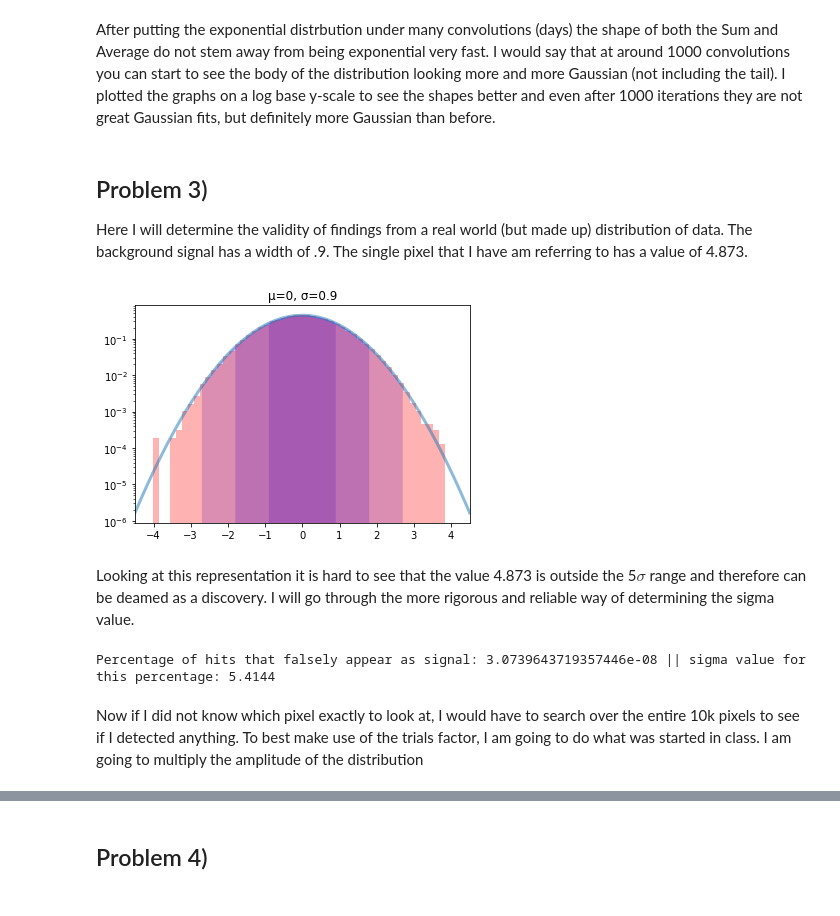
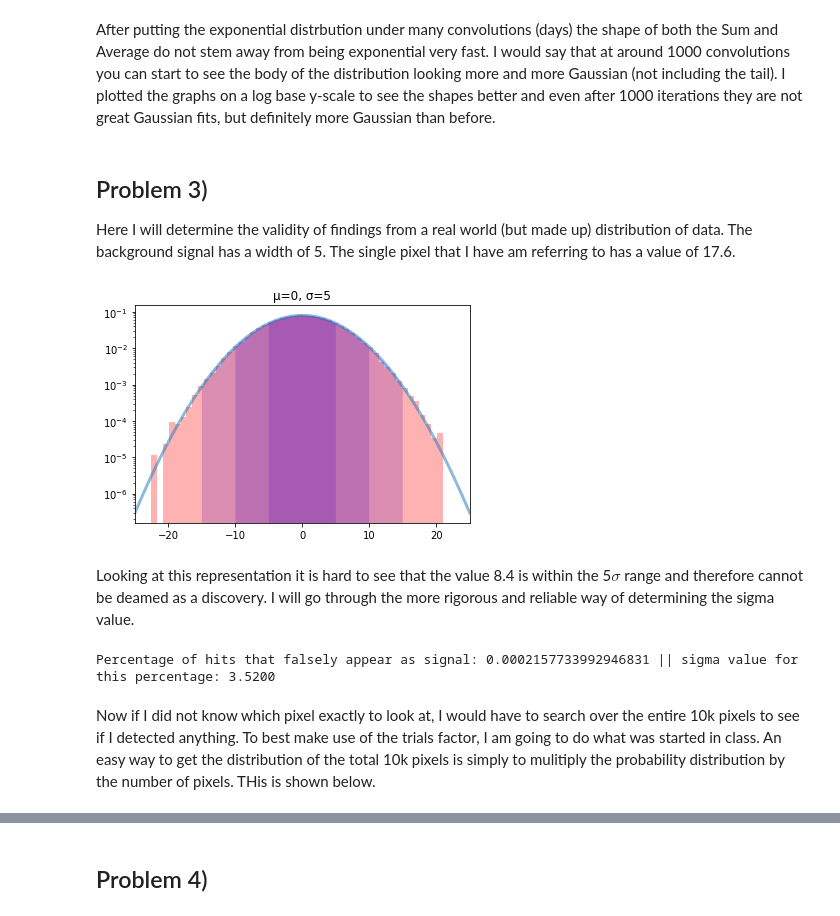
Before and after one commit to maverickmillican/Phys_434_Millican, a Jupyter notebook: Lab2_Millican.ipynb, the cells around one changed output, grey strips where cells are left out. Cells and saved outputs as stored; diff of their text form; code cells hidden in the pictures.

Commit message:
Done through Problem 4. After Meeting with Miguel

```diff
--- a/Lab2_Millican.ipynb
+++ b/Lab2_Millican.ipynb
@@ -300,34 +300,34 @@ ax3.set_title('1000 days Exponential Sum'); ax3.legend(); ax3.set_yscale('log')
 After putting the exponential distrbution under many convolutions (days) the shape of both the Sum and Average do not stem away from being exponential very fast. I would say that at around 1000 convolutions you can start to see the body of the distribution looking more and more Gaussian (not including the tail). I plotted the graphs on a log base y-scale to see the shapes better and even after 1000 iterations they are not great Gaussian fits, but definitely more Gaussian than before.
 # %% [markdown]
 ## Problem 3)
-Here I will determine the validity of findings from a real world (but made up) distribution of data. The background signal has a width of .9. The single pixel that I have am referring to has a value of 4.873.
+Here I will determine the validity of findings from a real world (but made up) distribution of data. The background signal has a width of 5. The single pixel that I have am referring to has a value of 17.6.
 # %%
-mu = 0; sigma = .9
+mu = 0; sigma = 5
 d = stats.norm.rvs(loc = mu, scale = sigma, size = 100000)
 fig, ax = plt.subplots(1, 1)
 ax.set_title(f'\u03BC={mu}, \u03C3={sigma}')
 ax.hist(d,50, density=True, color = 'r', alpha = .3)
 ax.tick_params(labelsize = 10)
 ax.set_xlim([mu-5*sigma,mu+5*sigma])
 x = np.linspace(mu-5*sigma,mu+5*sigma,1000)
 ax.plot(x,stats.norm.pdf(x,loc = mu, scale = sigma),linewidth = 3,alpha = 0.5)
 int_base3 = np.linspace(mu-3*sigma,mu+3*sigma,1000)
 int_base2 = np.linspace(mu-2*sigma,mu+2*sigma,1000)
 int_base1 = np.linspace(mu-1*sigma,mu+1*sigma,1000)
 ax.fill_between(int_base1, stats.norm.pdf(int_base1,loc = mu, scale = sigma), color = 'b', linewidth = 0, alpha = .2)
 ax.fill_between(int_base2, stats.norm.pdf(int_base2,loc = mu, scale = sigma), color = 'b', linewidth = 0, alpha = .2)
 ax.fill_between(int_base3, stats.norm.pdf(int_base3,loc = mu, scale = sigma), color = 'b', linewidth = 0, alpha = .2)
 plt.yscale('log')
 # %% [output]
-[figure, old version]
+[figure, new version]
 # %% [markdown]
-Looking at this representation it is hard to see that the value 4.873 is outside the 5$\sigma$ range and therefore can be deamed as a discovery. I will go through the more rigorous and reliable way of determining the sigma value.
+Looking at this representation it is hard to see that the value 8.4 is within the 5$\sigma$ range and therefore cannot be deamed as a discovery. I will go through the more rigorous and reliable way of determining the sigma value.
 # %%
-mu = 0; sigma = .9
-prob = (1 - stats.norm.cdf(4.873, mu, sigma))
+mu = 0; sigma = 5
+prob = (1 - stats.norm.cdf(17.6, mu, sigma))
 z = (stats.norm.ppf(1-(prob)))
 print(f'Percentage of hits that falsely appear as signal: {prob} || sigma value for this percentage: {z:.4f}')
 # %% [output]
-Percentage of hits that falsely appear as signal: 3.0739643719357446e-08 || sigma value for this percentage: 5.4144
+Percentage of hits that falsely appear as signal: 0.0002157733992946831 || sigma value for this percentage: 3.5200
 # %% [markdown]
-Now if I did not know which pixel exactly to look at, I would have to search over the entire 10k pixels to see if I detected anything. To best make use of the trials factor, I am going to do what was started in class. I am going to multiply the amplitude of the distribution
+Now if I did not know which pixel exactly to look at, I would have to search over the entire 10k pixels to see if I detected anything. To best make use of the trials factor, I am going to do what was started in class. An easy way to get the distribution of the total 10k pixels is simply to mulitiply the probability distribution by the number of pixels. THis is shown below.
```
Also changed, not shown: parts of 17 cells of this notebook.
